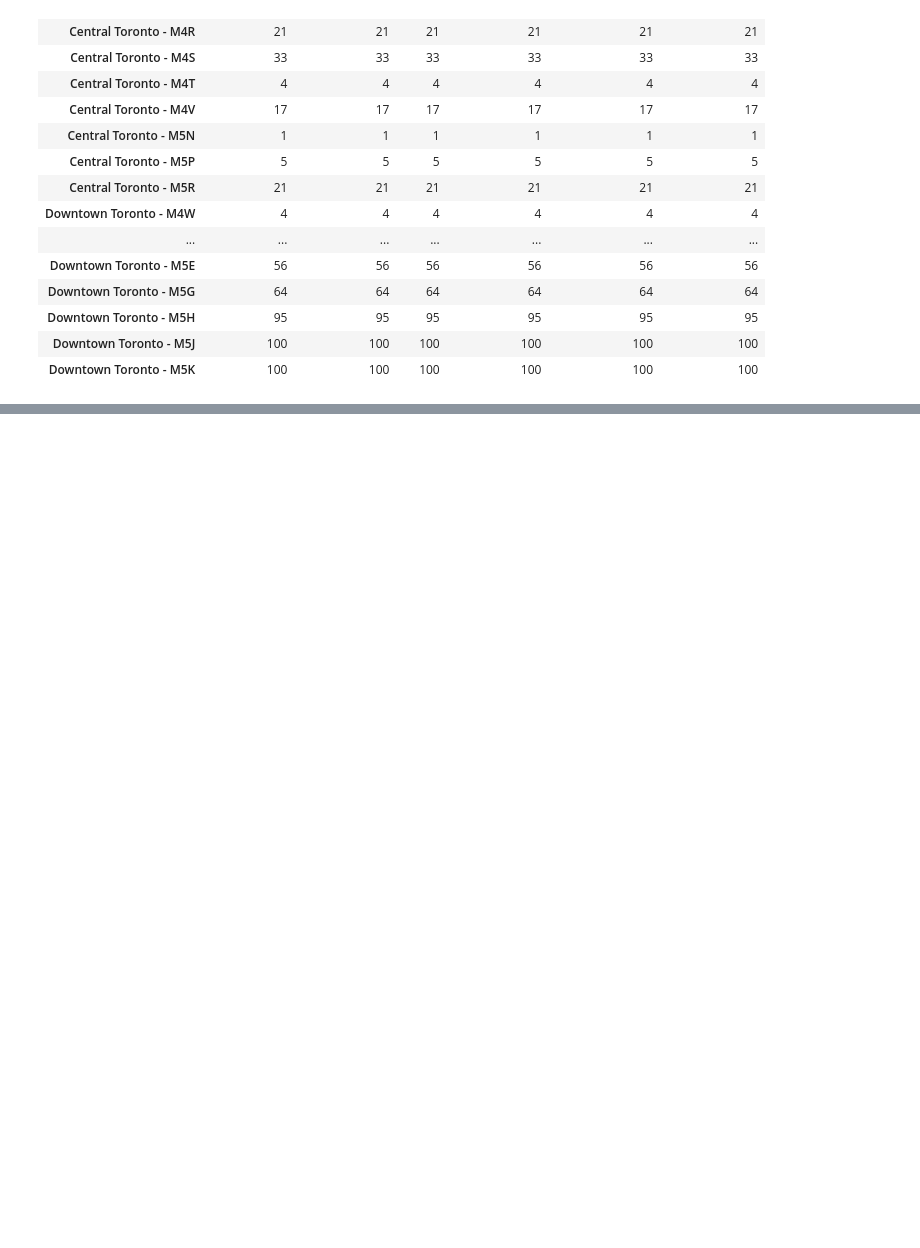
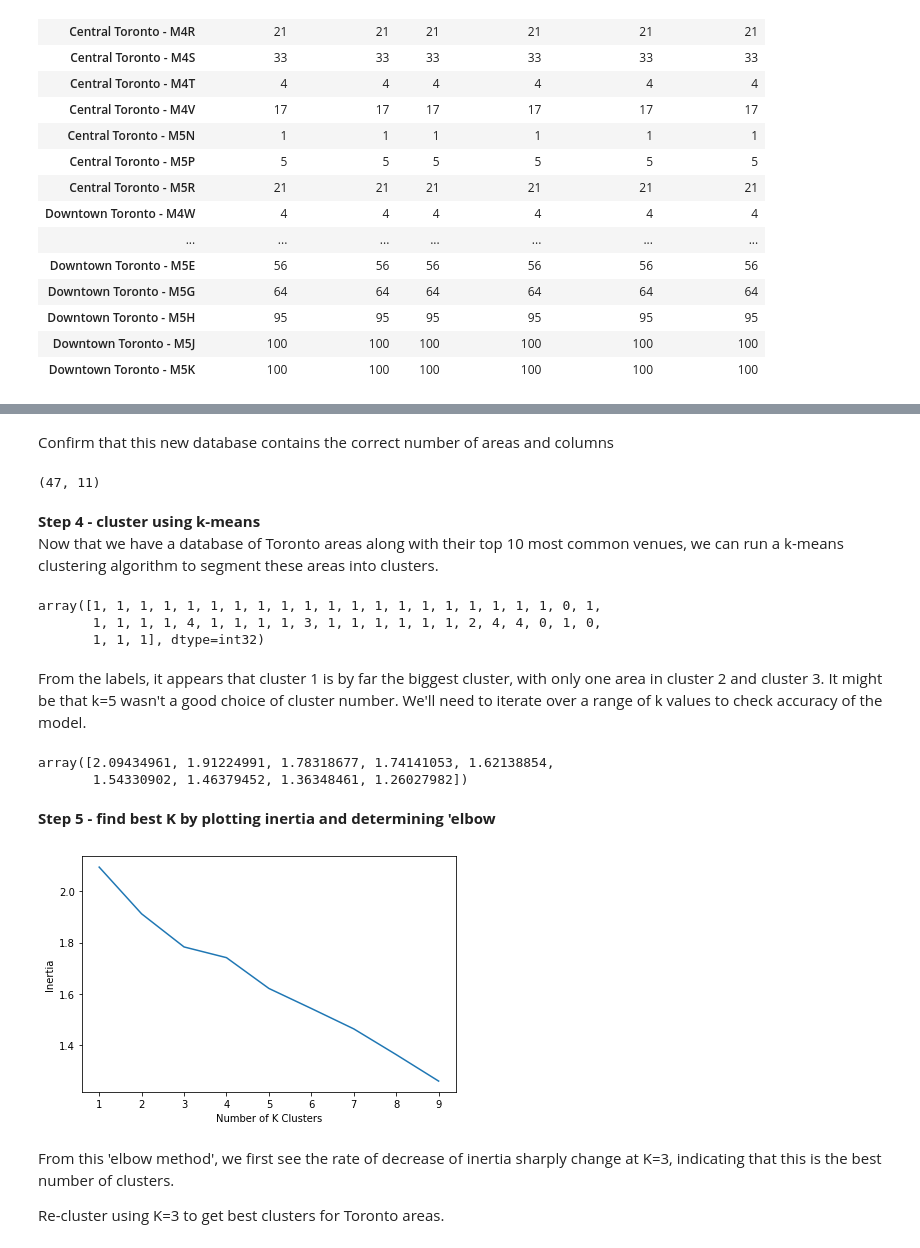
Before and after one commit to tamelamaciel/Coursera_Capstone, a Jupyter notebook: Coursera_Capstone-Battle_of_the_Neighbourhoods.ipynb, the cells around one changed output, grey strips where cells are left out. Saved outputs shown, nothing was run; the diff lists cells and outputs as text; code cells hidden in the pictures; blank space fills up the shorter version.

Commit message:
completed clustering of Toronto neighbourhoods

```diff
--- a/Coursera_Capstone-Battle_of_the_Neighbourhoods.ipynb
+++ b/Coursera_Capstone-Battle_of_the_Neighbourhoods.ipynb
@@ -300,0 +312,12 @@ There are now 2024 rows and 7 columns in the 'toronto_venues' database
+# %%
+## one hot encoding
+toronto_onehot = pd.get_dummies(toronto_venues[['Venue Category']], prefix="", prefix_sep="")
+
+## add area column back to dataframe
+toronto_onehot['Area'] = toronto_venues['Area']
+
+## move area column to the first column
+fixed_columns = [toronto_onehot.columns[-1]] + list(toronto_onehot.columns[:-1])
+toronto_onehot = toronto_onehot[fixed_columns]
+
+toronto_onehot.head()
@@ -300,0 +334,3 @@ There are now 2024 rows and 7 columns in the 'toronto_venues' database
+# %%
+toronto_grouped = toronto_onehot.groupby('Area').mean().reset_index()
+toronto_grouped
@@ -300,0 +446,54 @@ There are now 2024 rows and 7 columns in the 'toronto_venues' database
+# %% [markdown]
+Confirm that this new database contains the correct number of areas and columns
+# %%
+area_venues_sorted.shape
+# %% [output]
+(47, 11)
+# %% [markdown]
+**Step 4 - cluster using k-means**
+Now that we have a database of Toronto areas along with their top 10 most common venues, we can run a k-means clustering algorithm to segment these areas into clusters.
+# %%
+# set number of clusters - start with 5 initially, but will need to examine inertia of clusters for accuracy
+kclusters = 5
+
+toronto_grouped_clustering = toronto_grouped.drop('Area', 1)
+
+# run k-means clustering
+kmeans = KMeans(n_clusters=kclusters, init="k-means++", random_state=0,n_init=10,algorithm="full").fit(toronto_grouped_clustering)
+
+# check cluster labels generated for each row in the dataframe
+kmeans.labels_[0:]
+# %% [output]
+array([1, 1, 1, 1, 1, 1, 1, 1, 1, 1, 1, 1, 1, 1, 1, 1, 1, 1, 1, 1, 0, 1,
+       1, 1, 1, 1, 4, 1, 1, 1, 1, 3, 1, 1, 1, 1, 1, 1, 2, 4, 4, 0, 1, 0,
+       1, 1, 1], dtype=int32)
+# %% [markdown]
+From the labels, it appears that cluster 1 is by far the biggest cluster, with only one area in cluster 2 and cluster 3. It might be that k=5 wasn't a good choice of cluster number. We'll need to iterate over a range of k values to check accuracy of the model.
+# %%
+Ks = 10
+inertias = np.zeros((Ks-1))
+
+for k in range(1,Ks):
+
+    #Run K-Means cluster algorithm and save measure of 'inertia' to list
+    kmeans = KMeans(n_clusters=k, init="k-means++", random_state=0,n_init=10,algorithm="full").fit(toronto_grouped_clustering)
+    inertias[k-1] = kmeans.inertia_
+
+inertias
+# %% [output]
+array([2.09434961, 1.91224991, 1.78318677, 1.74141053, 1.62138854,
+       1.54330902, 1.46379452, 1.36348461, 1.26027982])
+# %% [markdown]
+**Step 5 - find best K by plotting inertia and determining 'elbow**
+# %%
+plt.plot(range(1,Ks),inertias)
+plt.ylabel('Inertia')
+plt.xlabel('Number of K Clusters')
+plt.tight_layout()
+plt.show()
+# %% [output]
+[figure, added]
+# %% [markdown]
+From this 'elbow method', we first see the rate of decrease of inertia sharply change at K=3, indicating that this is the best number of clusters.
+
+Re-cluster using K=3 to get best clusters for Toronto areas.
```
Also changed, not shown: parts of 37 cells of this notebook.
